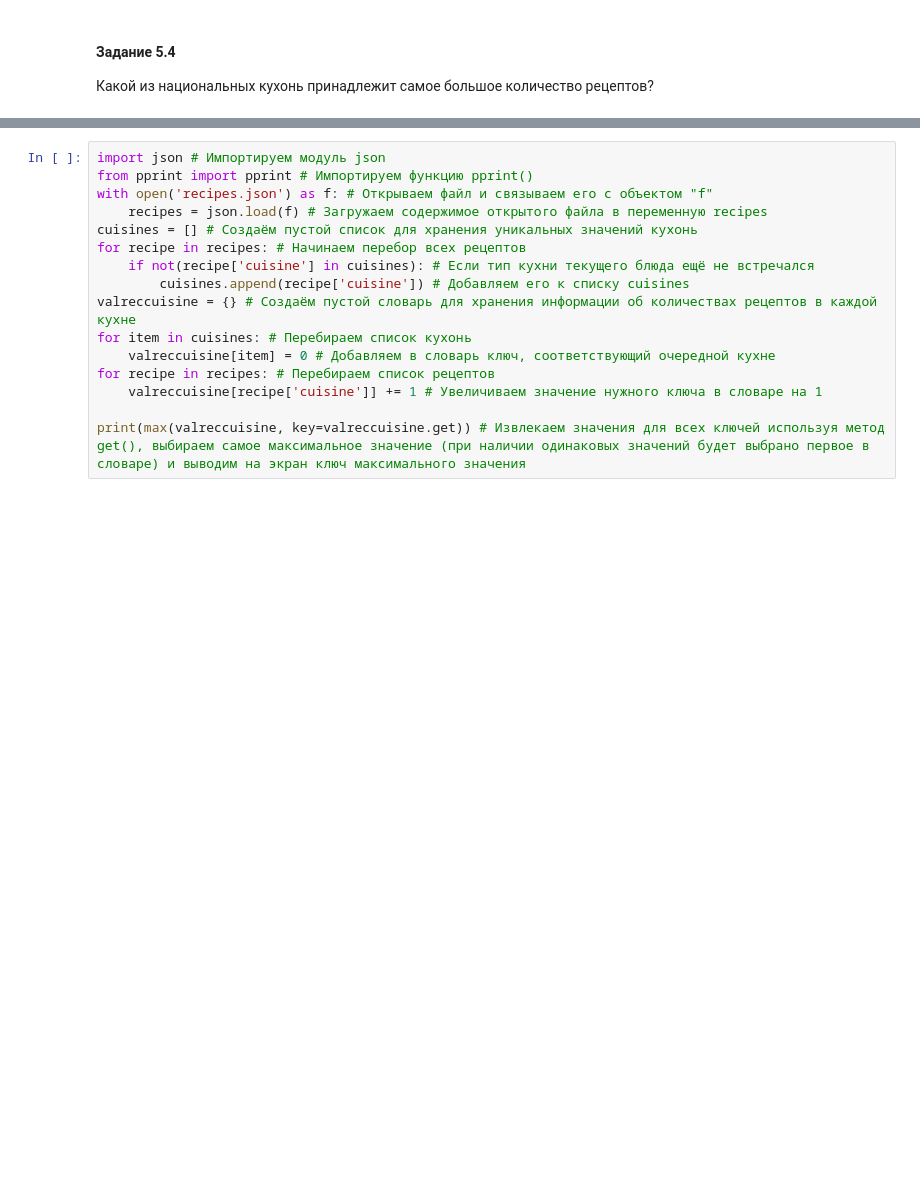
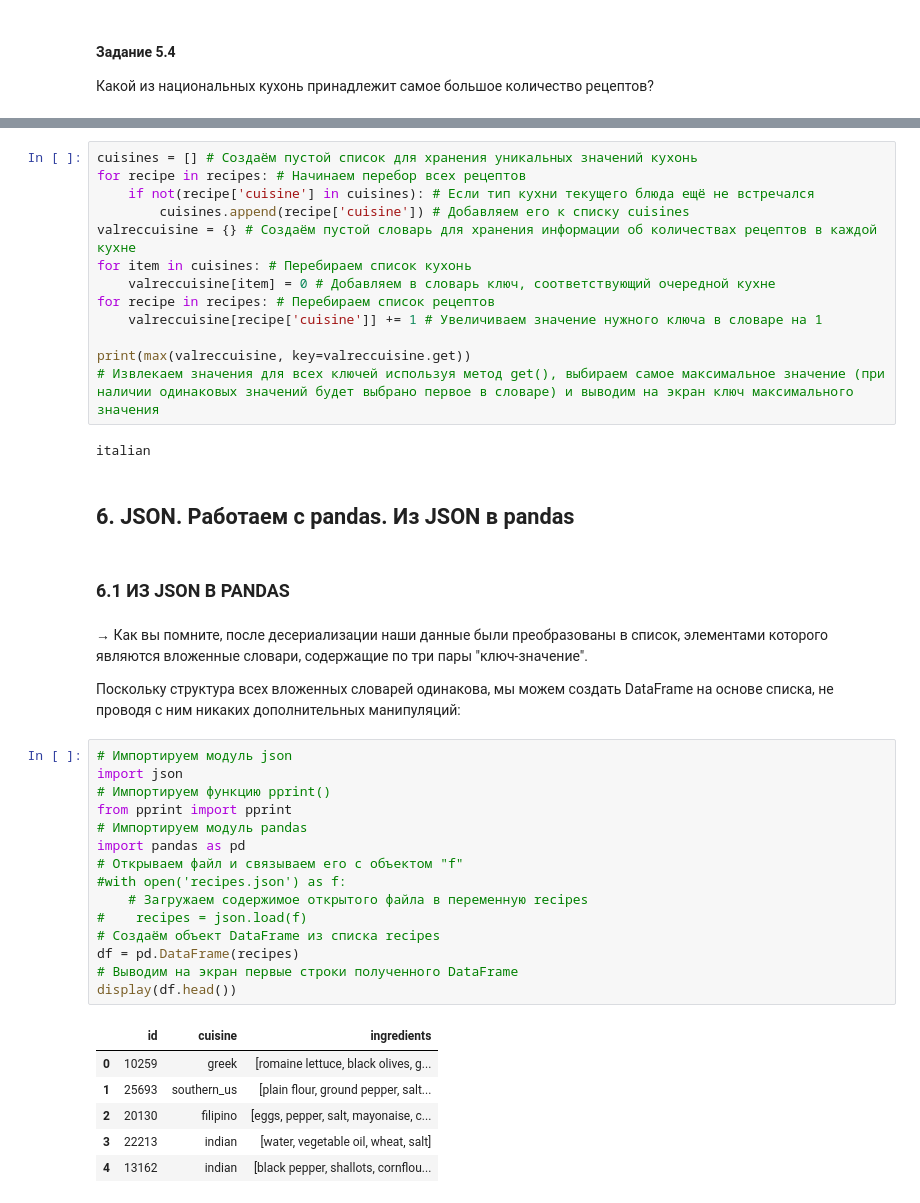
Before and after one commit to BubbleGama4ok/test, a Jupyter notebook: PY_16/py_16.ipynb, the cells around one changed output, grey strips where cells are left out. Drawn from its saved outputs; the diff is of its cells as text; blank space fills up the shorter version.

```diff
--- a/PY_16/py_16.ipynb
+++ b/PY_16/py_16.ipynb
@@ -413,8 +425,4 @@ dict1 = {}
 # %%
-import json # Импортируем модуль json
-from pprint import pprint # Импортируем функцию pprint()
-with open('recipes.json') as f: # Открываем файл и связываем его с объектом "f"
-    recipes = json.load(f) # Загружаем содержимое открытого файла в переменную recipes
 cuisines = [] # Создаём пустой список для хранения уникальных значений кухонь
 for recipe in recipes: # Начинаем перебор всех рецептов
     if not(recipe['cuisine'] in cuisines): # Если тип кухни текущего блюда ещё не встречался
@@ -425,4 +433,37 @@ for item in cuisines: # Перебираем список кухонь
 for recipe in recipes: # Перебираем список рецептов
     valreccuisine[recipe['cuisine']] += 1 # Увеличиваем значение нужного ключа в словаре на 1
 
-print(max(valreccuisine, key=valreccuisine.get)) # Извлекаем значения для всех ключей используя метод get(), выбираем самое максимальное значение (при наличии одинаковых значений будет выбрано первое в словаре) и выводим на экран ключ максимального значения
+print(max(valreccuisine, key=valreccuisine.get))
+# Извлекаем значения для всех ключей используя метод get(), выбираем самое максимальное значение (при наличии одинаковых значений будет выбрано первое в словаре) и выводим на экран ключ максимального значения
+# %% [output]
+italian
+# %% [markdown]
+## 6. JSON. Работаем с pandas. Из JSON в pandas
+# %% [markdown]
+### 6.1 ИЗ JSON В PANDAS
+# %% [markdown]
+→ Как вы помните, после десериализации наши данные были преобразованы в список, элементами которого являются вложенные словари, содержащие по три пары "ключ-значение".
+
+Поскольку структура всех вложенных словарей одинакова, мы можем создать DataFrame на основе списка, не проводя с ним никаких дополнительных манипуляций:
+# %%
+# Импортируем модуль json
+import json
+# Импортируем функцию pprint()
+from pprint import pprint
+# Импортируем модуль pandas
+import pandas as pd
+# Открываем файл и связываем его с объектом "f"
+#with open('recipes.json') as f:
+    # Загружаем содержимое открытого файла в переменную recipes
+#    recipes = json.load(f)
+# Создаём объект DataFrame из списка recipes
+df = pd.DataFrame(recipes)
+# Выводим на экран первые строки полученного DataFrame
+display(df.head())
+# %% [output]
+|  | id | cuisine | ingredients |
+| 0 | 10259 | greek | [romaine lettuce, black olives, g... |
+| 1 | 25693 | southern_us | [plain flour, ground pepper, salt... |
+| 2 | 20130 | filipino | [eggs, pepper, salt, mayonaise, c... |
+| 3 | 22213 | indian | [water, vegetable oil, wheat, salt] |
+| 4 | 13162 | indian | [black pepper, shallots, cornflou... |
```
Also changed, not shown: parts of 16 cells of this notebook, 2 other files.
